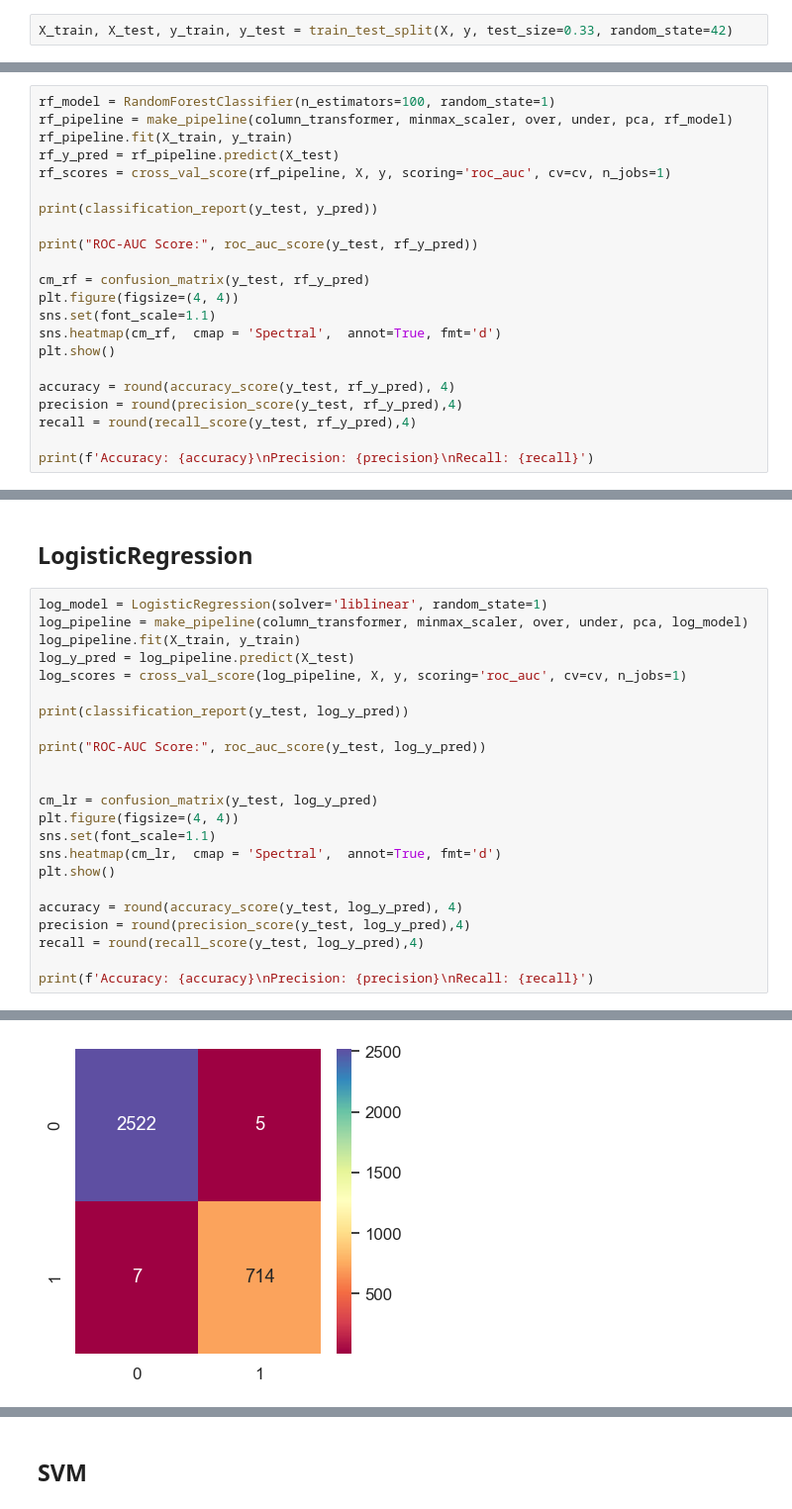
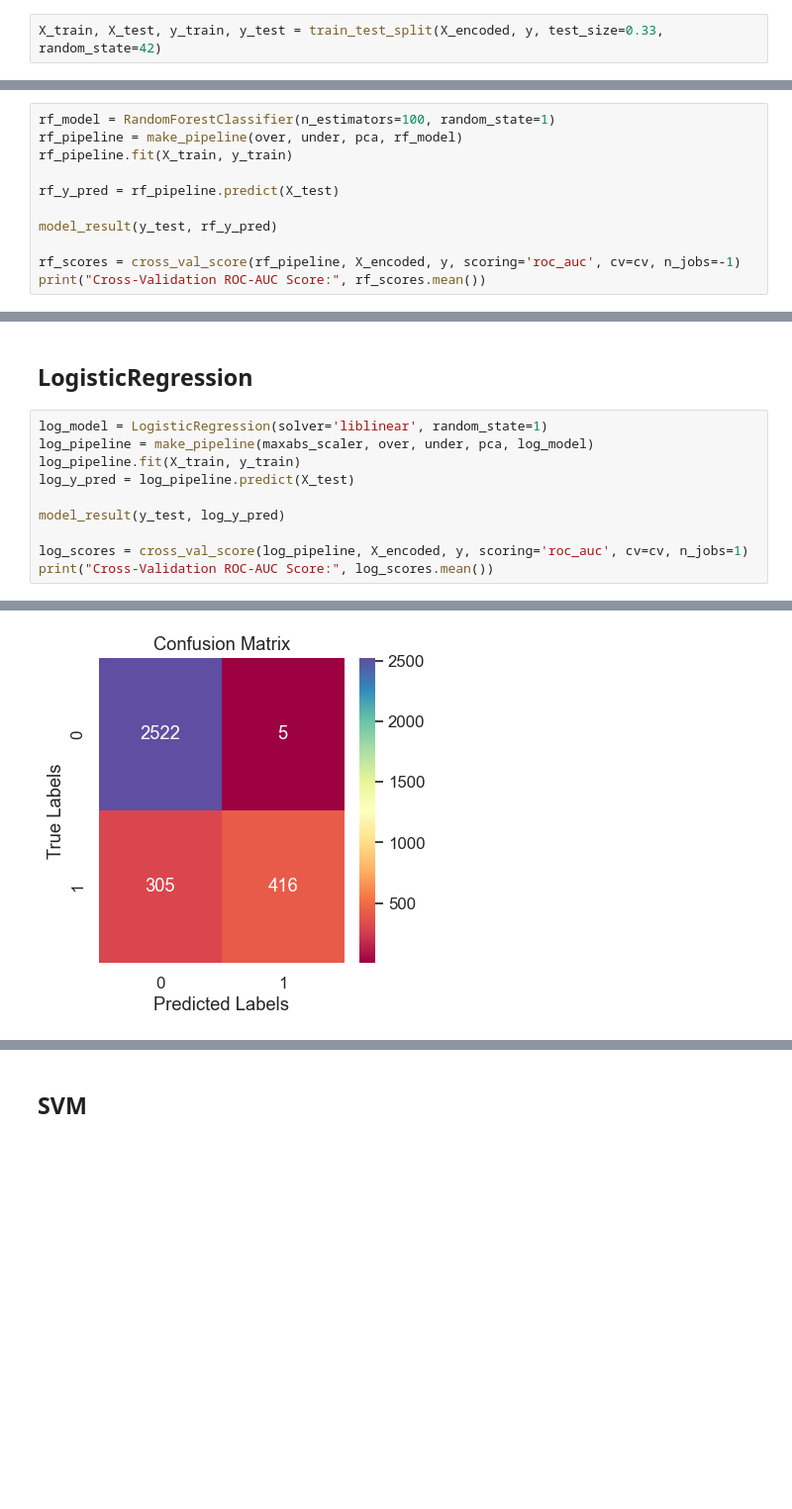
Before and after one commit to MlekoZjad/ML_2024, a Jupyter notebook: Case_1.ipynb, the cells around one changed output, grey strips where cells are left out. Shown at 99% size. Saved outputs shown, nothing was run; the diff lists cells and outputs as text; blank space fills up the shorter version.

```diff
--- a/Case_1.ipynb
+++ b/Case_1.ipynb
@@ -304,5 +513,5 @@ Name: count, dtype: int64
 # %%
-X_train, X_test, y_train, y_test = train_test_split(X, y, test_size=0.33, random_state=42)
+X_train, X_test, y_train, y_test = train_test_split(X_encoded, y, test_size=0.33, random_state=42)
 # %% [markdown]
 ### Pipeline
 # %%
@@ -378,24 +612,13 @@ Recall: 0.9695
 ## RandomForest
 # %%
 rf_model = RandomForestClassifier(n_estimators=100, random_state=1)
-rf_pipeline = make_pipeline(column_transformer, minmax_scaler, over, under, pca, rf_model)
+rf_pipeline = make_pipeline(over, under, pca, rf_model)
 rf_pipeline.fit(X_train, y_train)
+
 rf_y_pred = rf_pipeline.predict(X_test)
-rf_scores = cross_val_score(rf_pipeline, X, y, scoring='roc_auc', cv=cv, n_jobs=1)
 
-print(classification_report(y_test, y_pred))
+model_result(y_test, rf_y_pred)
 
-print("ROC-AUC Score:", roc_auc_score(y_test, rf_y_pred))
-
-cm_rf = confusion_matrix(y_test, rf_y_pred)
-plt.figure(figsize=(4, 4))
-sns.set(font_scale=1.1)
-sns.heatmap(cm_rf,  cmap = 'Spectral',  annot=True, fmt='d')
-plt.show()
-
-accuracy = round(accuracy_score(y_test, rf_y_pred), 4)
-precision = round(precision_score(y_test, rf_y_pred),4)
-recall = round(recall_score(y_test, rf_y_pred),4)
-
-print(f'Accuracy: {accuracy}\nPrecision: {precision}\nRecall: {recall}')
+rf_scores = cross_val_score(rf_pipeline, X_encoded, y, scoring='roc_auc', cv=cv, n_jobs=-1)
+print("Cross-Validation ROC-AUC Score:", rf_scores.mean())
 # %% [output]
@@ -417,25 +668,12 @@ Recall: 0.9778
 ## LogisticRegression
 # %%
 log_model = LogisticRegression(solver='liblinear', random_state=1)
-log_pipeline = make_pipeline(column_transformer, minmax_scaler, over, under, pca, log_model)
+log_pipeline = make_pipeline(maxabs_scaler, over, under, pca, log_model)
 log_pipeline.fit(X_train, y_train)
 log_y_pred = log_pipeline.predict(X_test)
-log_scores = cross_val_score(log_pipeline, X, y, scoring='roc_auc', cv=cv, n_jobs=1)
 
-print(classification_report(y_test, log_y_pred))
+model_result(y_test, log_y_pred)
 
-print("ROC-AUC Score:", roc_auc_score(y_test, log_y_pred))
-
-
-cm_lr = confusion_matrix(y_test, log_y_pred)
-plt.figure(figsize=(4, 4))
-sns.set(font_scale=1.1)
-sns.heatmap(cm_lr,  cmap = 'Spectral',  annot=True, fmt='d')
-plt.show()
-
-accuracy = round(accuracy_score(y_test, log_y_pred), 4)
-precision = round(precision_score(y_test, log_y_pred),4)
-recall = round(recall_score(y_test, log_y_pred),4)
-
-print(f'Accuracy: {accuracy}\nPrecision: {precision}\nRecall: {recall}')
+log_scores = cross_val_score(log_pipeline, X_encoded, y, scoring='roc_auc', cv=cv, n_jobs=1)
+print("Cross-Validation ROC-AUC Score:", log_scores.mean())
 # %% [output]
@@ -452 +691 @@ ROC-AUC Score: 0.9941563156742136
-[figure, old version]
+[figure, new version]
```
Also changed, not shown: parts of 49 cells of this notebook.
